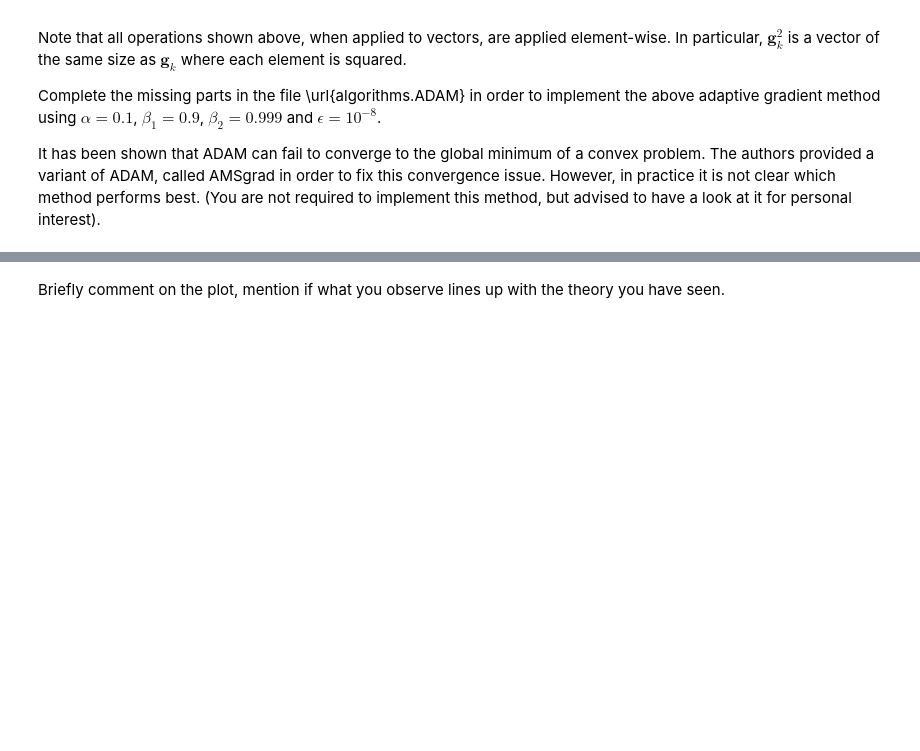
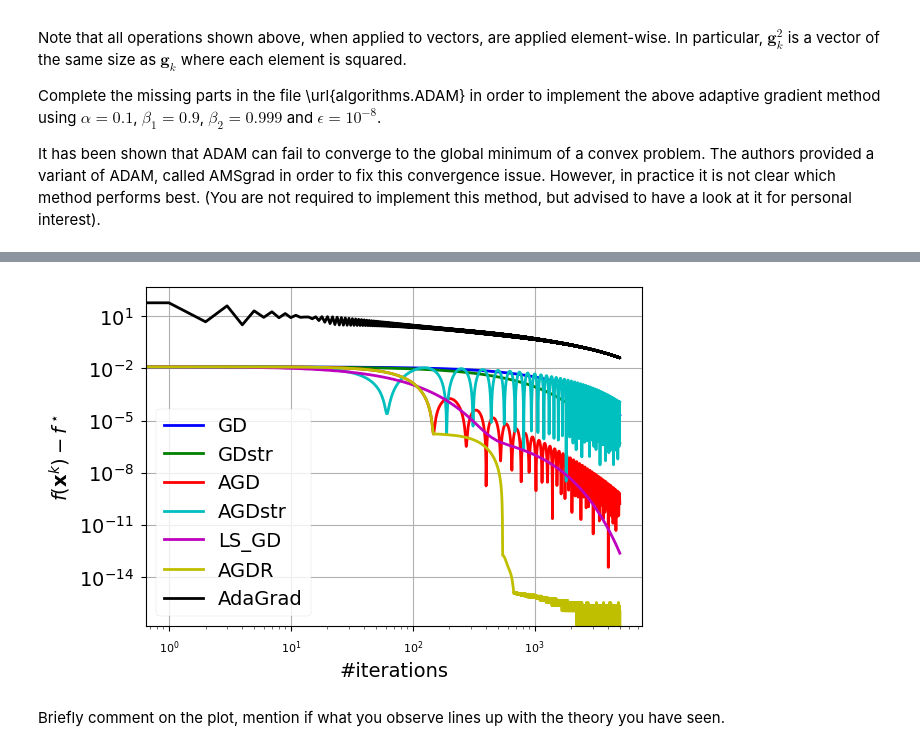
Before and after one commit to lars-quaedvlieg/EE-556-EPFL-Mathematics-of-data, a Jupyter notebook: 1/Part 2 - First order methods.ipynb, the cells around one changed output, grey strips where cells are left out. Cells and saved outputs as stored; diff of their text form; code cells hidden in the pictures; blank space fills up the shorter version.

```diff
--- a/1/Part 2 - First order methods.ipynb
+++ b/1/Part 2 - First order methods.ipynb
@@ -203,4 +215,4 @@ Complete the missing parts in order to implement gradient descent with line-sear
 @dataclass
 class LS_GD_state(OptState):
     x_k: Vector
-    #FILL
+    L_k: float
@@ -213 +219,19 @@ def LS_GD_initialize(f, x_zero):
+# %%
+def LS_GD_update(f, state):
+    x_k, L_k = state
+
+    d_k = -f.grad(x_k)
+    next_L_k_0 = L_k / 2
+    i = 0
+    while not f(x_k + d_k/(2**i * next_L_k_0)) <= f(x_k) - (d_k.dot(d_k))/(2**(i+1) * next_L_k_0):
+        i += 1
+    next_L_k = 2**i * next_L_k_0
+
+    alpha_k = 1 / next_L_k
+    next_x_k = x_k + alpha_k * d_k
+
+    return LS_GD_state(next_x_k, next_L_k)
+
+def LS_GD_initialize(f, x_zero):
+    return LS_GD_state(x_k = x_zero, L_k = f.lips_grad)
 # %%
@@ -272,7 +321,16 @@ class AGDR_state(AGD_state):
 def AGDR_update(f, state):
     x_k, y_k, t_k, alpha_k = state
 
-    #FILL
+    next_x_k = y_k - alpha_k * f.grad(y_k)
+
+    if f(x_k) < f(next_x_k):
+        y_k = x_k
+        t_k = 1
+        next_x_k = y_k - alpha_k * f.grad(y_k)
+
+    next_t_k = (1 + (1 + 4 * t_k**2)**0.5) / 2
+    next_y_k = next_x_k + ((t_k - 1)/next_t_k) * (next_x_k - x_k)
+    next_alpha_k = alpha_k
 
     return AGD_state(x_k = next_x_k, y_k = next_y_k, t_k=next_t_k, alpha_k =next_alpha_k)
 
@@ -321,20 +381,22 @@ class AdaGrad_state(OptState):
     alpha: float
     delta: float
 # %%
+# TODO: Ask if they want us to implement it as scalars (or actually add the I-matrix)
 def AdaGrad_update(f, state):
     x_k, Q_k, alpha, delta = state
 
-    next_Q_k = #FILL
+    grad = f.grad(x_k)
 
-    H_k = #FILL
+    next_Q_k = Q_k + grad.dot(grad)
 
-    next_x_k = #FILL
+    H_k = (next_Q_k**0.5 + delta)
 
+    next_x_k = x_k - alpha * grad/H_k
 
     return AdaGrad_state(next_x_k, next_Q_k, alpha, delta)
 
 def AdaGrad_initialize(f, x_zero):
-    return AdaGrad_state(x_zero, 0.0, 1, 0.0)
+    return AdaGrad_state(x_zero, 0.0, 1.0, 10e-5)
 # %%
 AdaGrad = OptAlgorithm(name="AdaGrad", init_state=AdaGrad_initialize, state_update=AdaGrad_update)
 test(AdaGrad, maxiter=30000)
@@ -391,10 +455,12 @@ The following cell runs the methods you have implemented on the logistic loss:
 # %%
 from lib.part_one import f, x_zero, train_accuracy
 
 #Remove methods you have not implemented
-methods = [GD, GDstr, AGD, AGDstr, LS_GD, AGDR, AdaGrad, ADAM]
+methods = [GD, GDstr, AGD, AGDstr, LS_GD, AGDR, AdaGrad]#, ADAM]
 
 plot(methods, f, x_zero, max_iteration=5000)
+# %% [output]
+[figure, added]
 # %% [markdown]
 Briefly comment on the plot, mention if what you observe lines up with the theory you have seen.
 # %% [markdown]
```
Also changed, not shown: parts of 22 cells of this notebook, 1 other file.
